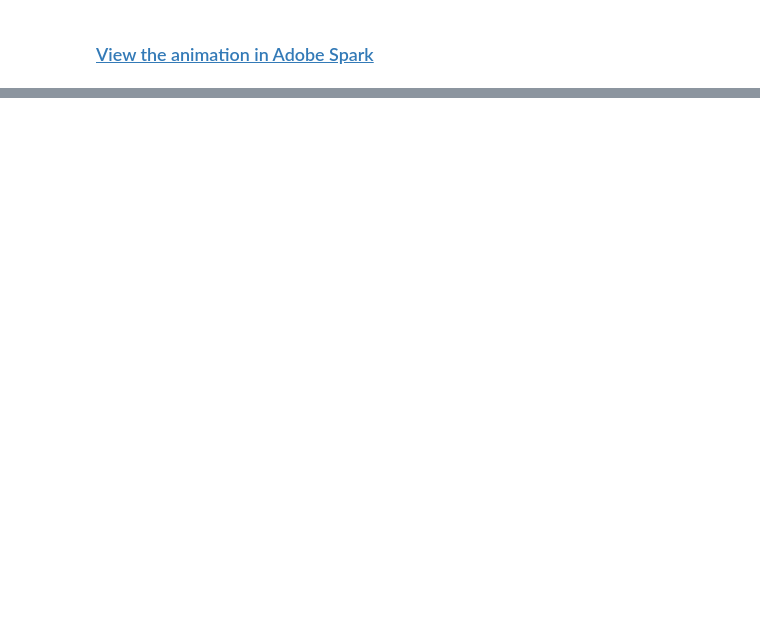
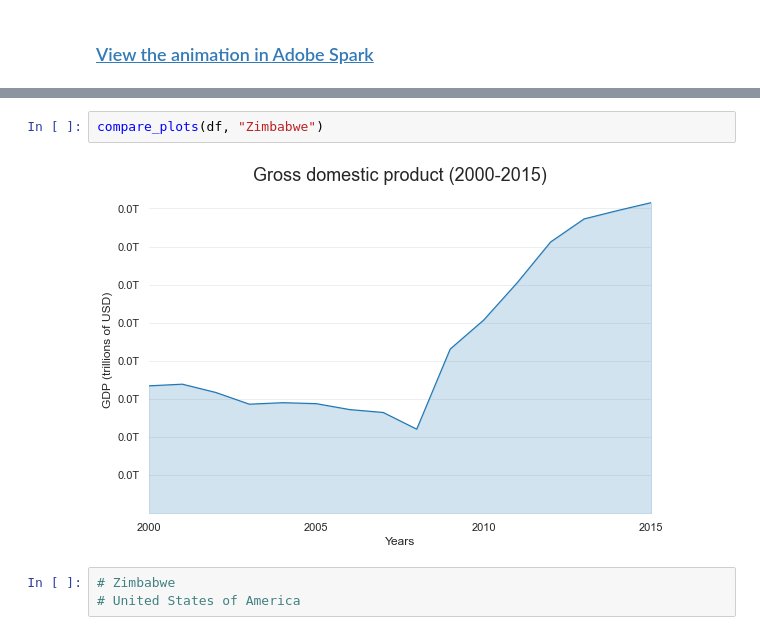
Before and after one commit to lep511/Life-Expectancy-and-GDP, a Jupyter notebook: life_expectancy_gdp.ipynb, the cells around one changed output, grey strips where cells are left out. Drawn from its saved outputs; the diff is of its cells as text; blank space fills up the shorter version.

```diff
--- a/life_expectancy_gdp.ipynb
+++ b/life_expectancy_gdp.ipynb
@@ -158,0 +150,7 @@ for year in range(2000,2016):
+# %%
+compare_plots(df, "Zimbabwe")
+# %% [output]
+[figure, added]
+# %%
+# Zimbabwe
+# United States of America
```
Also changed, not shown: parts of 9 cells of this notebook, 1 other file.
